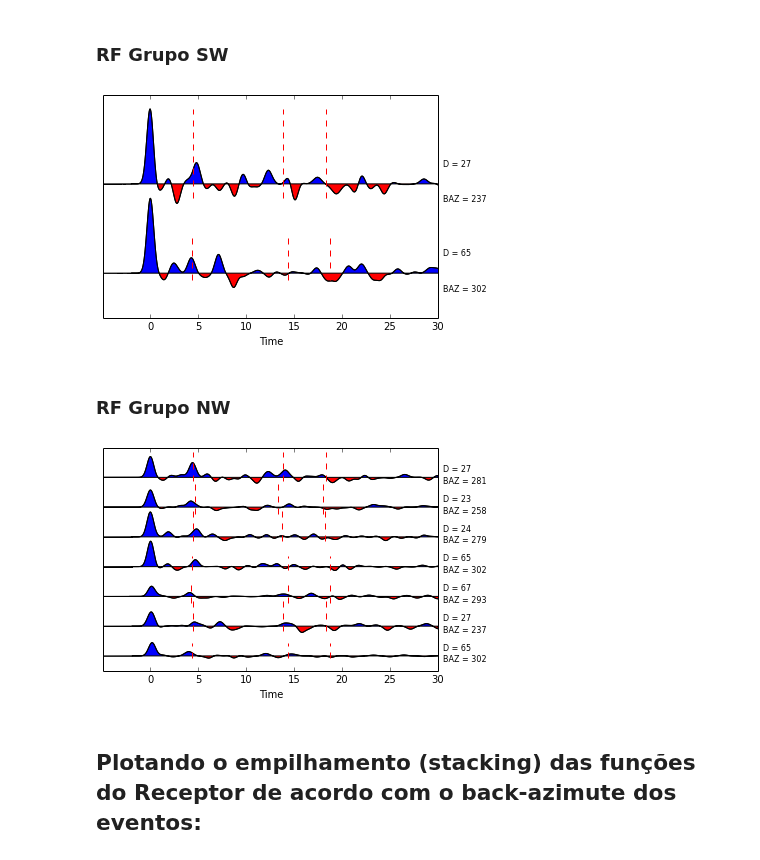
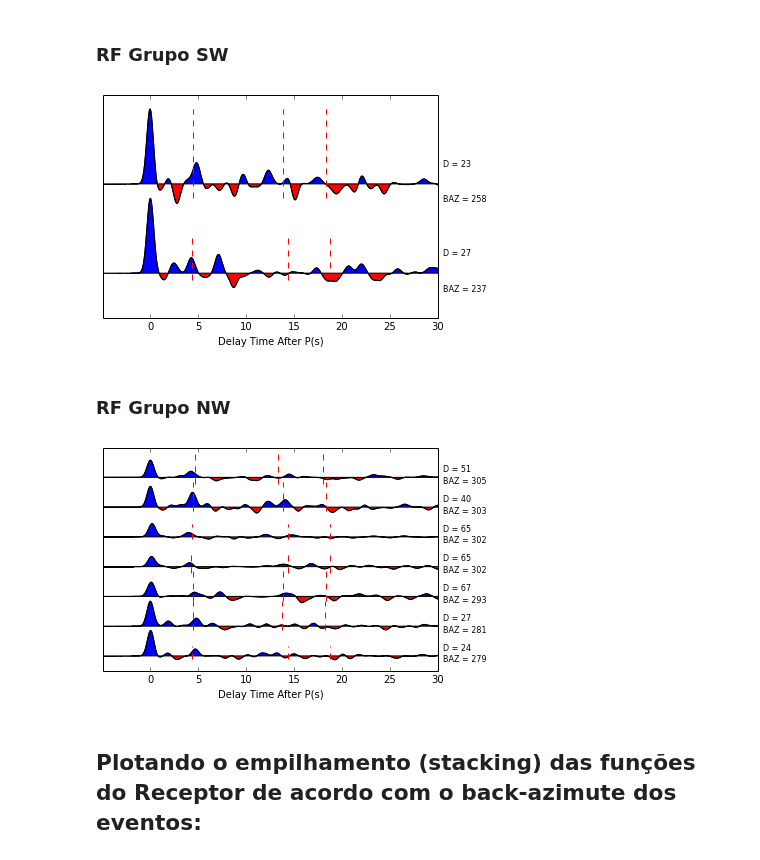
Before and after one commit to dIOGOLOC/projeto_mestrado, a Jupyter notebook: plotagem_funcao_receptor.ipynb, the cells around one changed output. Drawn from its saved outputs; the diff is of its cells as text; code cells hidden in the pictures.

```diff
--- a/plotagem_funcao_receptor.ipynb
+++ b/plotagem_funcao_receptor.ipynb
@@ -152,7 +152,7 @@ Declarando as variáveis:
 # %%
 dados=np.genfromtxt('/home/diogo/projeto/process/' + STA + '/hkstack/tPs_tPpPs_tPsPs_tPpSs_out.txt')[:,:]
 
-st=obspy.read('*0.sac')
+st=obspy.read('ON*0.sac')
 stt=obspy.read('*t.sac')
 
 tPs = np.array(dados[:,1])
@@ -160,7 +160,7 @@ tPpPs = np.array(dados[:,2])
 tPsPs = np.array(dados[:,3])
 D = [format(st[i].stats.sac.gcarc,'.0f') for i in xrange(size(st))]
 BAZ = [format(st[i].stats.sac.baz,'.0f') for i in xrange(size(st))]
-RP = [st[i].stats.sac.user8 for i in xrange(size(st))]
+RP = [format(st[i].stats.sac.user8,'.5f') for i in xrange(size(st))]
 ampli_max = np.array(st.max()).T
 ampli_min = np.array([min(st[i].data) for i in xrange(len(st.max()))]).T
 # %% [markdown]
@@ -270,44 +284,46 @@ if SElist != []:
 <h3>RF Grupo SW</h3>
 # %%
 if SWlist != []:
-    for i in range(len(SW.max())):
-        plt.plot(SW[i].times()-5,i+SW[i].data,'k',linewidth=1)
-        #plt.plot(stt[i].times()-5,i+stt[i].data,'b',linewidth=1)
-        plt.plot([tPs[i],tPs[i]],[i+ampli_min[i],i+ampli_max[i]],'--r')
-        plt.plot([tPpPs[i],tPpPs[i]],[i+ampli_min[i],i+ampli_max[i]],'--r')
-        plt.plot([tPsPs[i],tPsPs[i]],[i+ampli_min[i],i+ampli_max[i]],'--r')
-        plt.text(30.5,i+0.2,'D = ' + str(D[i]),fontsize=8)
-        plt.text(30.5,i-0.2,'BAZ = ' + str(BAZ[i]),fontsize=8)
-        plt.fill_between(SW[i].times()-5,i+SW[i].data,i,where=i+SW[i].data>=i, facecolor='blue', interpolate=True)
-        plt.fill_between(SW[i].times()-5,i+SW[i].data,i,where=i+SW[i].data<=i, facecolor='red', interpolate=True)
-        plt.xlabel('Time')
+    SWorglist = np.argsort([SW1.stats.sac.baz for SW1 in SW])
+    for k, i in enumerate(SWorglist):
+        plt.plot(SW[i].times()-5,k+SW[i].data,'k',linewidth=1)
+        #plt.plot(stt[i].times()-5,k+stt[i].data,'b',linewidth=1)
+        plt.plot([tPs[i],tPs[i]],[k+ampli_min[i],k+ampli_max[i]],'--r')
+        plt.plot([tPpPs[i],tPpPs[i]],[k+ampli_min[i],k+ampli_max[i]],'--r')
+        plt.plot([tPsPs[i],tPsPs[i]],[k+ampli_min[i],k+ampli_max[i]],'--r')
+        plt.text(30.5,k+0.2,'D = %s' % (DSW[i]),fontsize=8)
+        plt.text(30.5,k-0.2,'BAZ = %s' % (BAZSW[i]),fontsize=8)
+        plt.fill_between(SW[i].times()-5,k+SW[i].data,k,where=i+SW[i].data>=k, facecolor='blue', interpolate=True)
+        plt.fill_between(SW[i].times()-5,k+SW[i].data,k,where=i+SW[i].data<=k, facecolor='red', interpolate=True)
+        plt.xlabel('Delay Time After P(s)')
         plt.yticks([])
         plt.xlim(-4.9,30)
         plt.ylim(-0.5,len(SW))
         plt.savefig('Funções do Receptor - SW -  ' + STA + '.png',dpi=300)
 # %% [output]
-[figure, old version]
+[figure, new version]
 # %% [markdown]
 <h3>RF Grupo NW</h3>
 # %%
 if NWlist != []:
-    for i in range(len(NW.max())):
-        plt.plot(NW[i].times()-5,i+NW[i].data,'k',linewidth=1)
-        #plt.plot(stt[i].times()-5,i+stt[i].data,'b',linewidth=1)
-        plt.plot([tPs[i],tPs[i]],[i+ampli_min[i],i+ampli_max[i]],'--r')
-        plt.plot([tPpPs[i],tPpPs[i]],[i+ampli_min[i],i+ampli_max[i]],'--r')
-        plt.plot([tPsPs[i],tPsPs[i]],[i+ampli_min[i],i+ampli_max[i]],'--r')
-        plt.text(30.5,i+0.2,'D = ' + str(D[i]),fontsize=8)
-        plt.text(30.5,i-0.2,'BAZ = ' + str(BAZ[i]),fontsize=8)
-        plt.fill_between(NW[i].times()-5,i+NW[i].data,i,where=i+NW[i].data>=i, facecolor='blue', interpolate=True)
-        plt.fill_between(NW[i].times()-5,i+NW[i].data,i,where=i+NW[i].data<=i, facecolor='red', interpolate=True)
-        plt.xlabel('Time')
+    NWorglist = np.argsort([NW1.stats.sac.baz for NW1 in NW])
+    for k, i in enumerate(NWorglist):
+        plt.plot(NW[i].times()-5,k+NW[i].data,'k',linewidth=1)
+        #plt.plot(stt[i].times()-5,i+stt[i].data,'r',linewidth=1)
+        plt.plot([tPs[i],tPs[i]],[k+ampli_min[i],k+ampli_max[i]],'--r')
+        plt.plot([tPpPs[i],tPpPs[i]],[k+ampli_min[i],k+ampli_max[i]],'--r')
+        plt.plot([tPsPs[i],tPsPs[i]],[k+ampli_min[i],k+ampli_max[i]],'--r')
+        plt.text(30.5,k+0.2,'D = %s' % (DNW[i]),fontsize=8)
+        plt.text(30.5,k-0.2,'BAZ = %s' % (BAZNW[i]),fontsize=8)
+        plt.fill_between(NW[i].times()-5,k+NW[i].data,k,where=k+NW[i].data>=k, facecolor='blue', interpolate=True)
+        plt.fill_between(NW[i].times()-5,k+NW[i].data,k,where=k+NW[i].data<=k, facecolor='red', interpolate=True)
+        plt.xlabel('Delay Time After P(s)')
         plt.yticks([])
         plt.xlim(-4.9,30)
         plt.ylim(-0.5,len(NW))
-        plt.savefig('Funções do Receptor - NW - ' + STA + '.png',dpi=300)
+        plt.savefig('Funções do Receptor - NW- '+STA+'.png',dpi=300)
 # %% [output]
-[figure, old version]
+[figure, new version]
 # %% [markdown]
 <h2>Plotando o empilhamento (stacking) das funções do Receptor de acordo com o back-azimute dos eventos:</h2>
 # %% [markdown]
```
Also changed, not shown: parts of 19 cells of this notebook.
